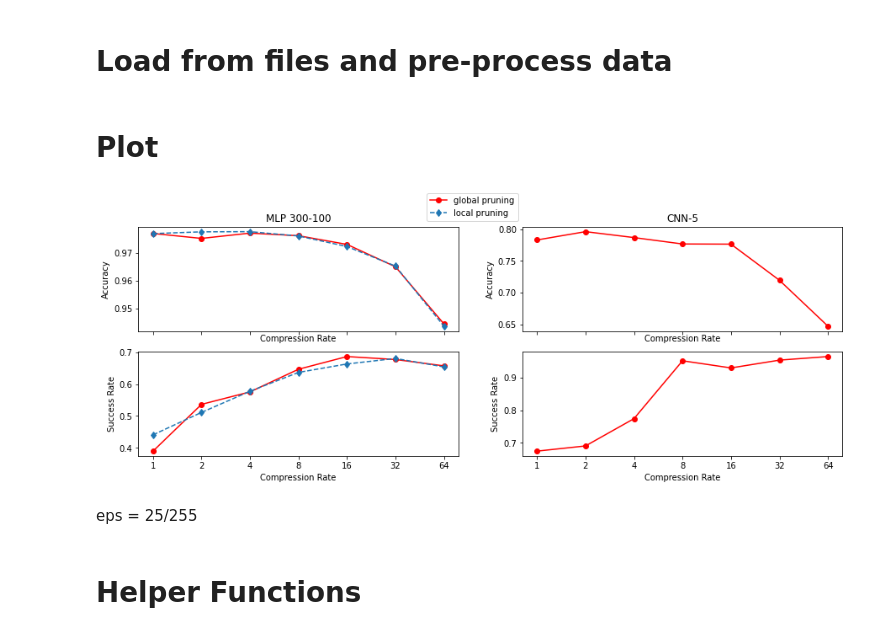
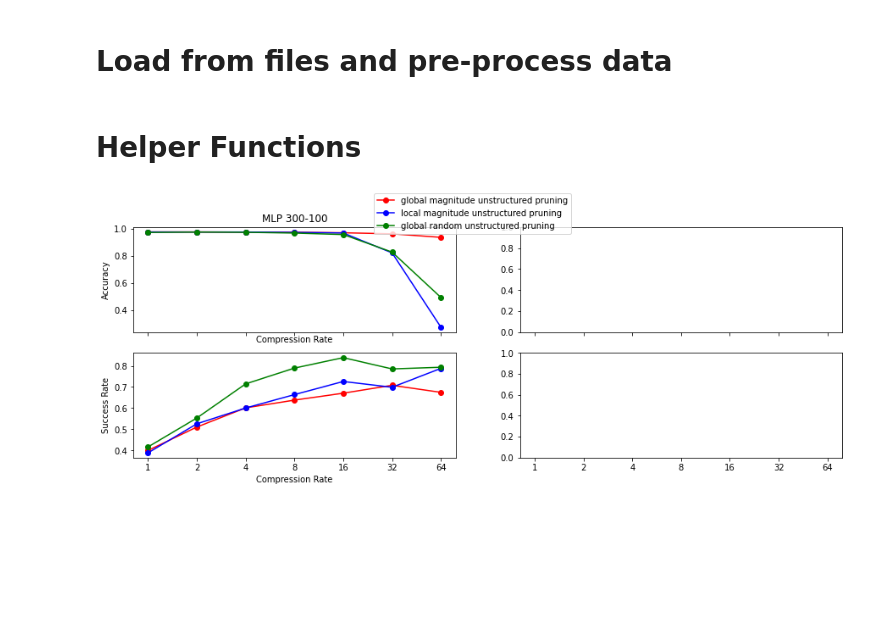
Before and after one commit to FlorianMerkle/network-pruning-and-robustness, a Jupyter notebook: Pipelines/Viz.ipynb, the cells around one changed output. Drawn from its saved outputs; the diff is of its cells as text; code cells hidden in the pictures; blank space fills up the shorter version.

```diff
--- a/Pipelines/Viz.ipynb
+++ b/Pipelines/Viz.ipynb
@@ -39,42 +46,3 @@ compression_rates = [1, 2, 4, 8, 16, 32, 64]
-# %% [markdown]
-# Plot
-# %%
-
-fig, (ax) = plt.subplots(2,2,figsize=(15,5), sharex=True)
-matplotlib.rcParams['xtick.minor.size'] = 0
-matplotlib.rcParams['xtick.minor.width'] = 0
-
-ax[0,0].plot(compression_rates, glob_accuracies,'ro-')
-ax[0,0].plot(compression_rates, loc_accuracies, 'd--')
-ax[0,0].set(title='MLP 300-100',ylabel='Accuracy', xlabel='Compression Rate')
-
-
-l0, = ax[1,0].plot(compression_rates, glob_pgd_success, 'ro-', label='global pruning')
-l1, = ax[1,0].plot(compression_rates, loc_pgd_success,'d--',label='local pruning')
-ax[1,0].set(ylabel='Success Rate', xlabel='Compression Rate')
-
-ax[0,1].plot(compression_rates, cnn_glob_accuracies,'ro-')
-ax[0,1].set(title='CNN-5',ylabel='Accuracy', xlabel='Compression Rate')
-
-
-ax[1,1].plot(compression_rates, cnn_glob_pgd_success, 'ro-')
-ax[1,1].set(ylabel='Success Rate', xlabel='Compression Rate')
-
-
-# format xscale
-ax[1,0].set_xscale('log')
-ax[1,0].set_xticks(compression_rates)
-
-ax[1,0].get_xaxis().set_major_formatter(matplotlib.ticker.ScalarFormatter())
-
-handles, labels = ax[1,0].get_legend_handles_labels()
-fig.legend(handles, labels, loc='upper center')
-
-plt.show()
-# %% [output]
-[figure, removed]
-# %% [markdown]
-eps = 25/255
 # %% [markdown]
 # Helper Functions
 # %%
@@ -98,3 +66,32 @@ def get_average(all_values, accuracies=False):
     avg_value_per_pruning_rate = [sum(x)/len(x) for x in value_per_pruning_rate]
 
     return avg_value_per_pruning_rate
+# %%
+
+fig, (ax) = plt.subplots(2,2,figsize=(15,5), sharex=True)
+matplotlib.rcParams['xtick.minor.size'] = 0
+matplotlib.rcParams['xtick.minor.width'] = 0
+
+ax[0,0].plot(compression_rates, mlp_global_magnitude_unstruct_accuracies,'ro-')
+ax[0,0].plot(compression_rates, mlp_local_magnitude_unstruct_accuracies,'bo-')
+ax[0,0].plot(compression_rates, mlp_global_random_unstruct_accuracies,'go-')
+ax[0,0].set(title='MLP 300-100',ylabel='Accuracy', xlabel='Compression Rate')
+
+
+l0, = ax[1,0].plot(compression_rates, mlp_global_magnitude_unstruct_pgd_success, 'ro-', label='global magnitude unstructured pruning')
+l0, = ax[1,0].plot(compression_rates, mlp_local_magnitude_unstruct_pgd_success, 'bo-', label='local magnitude unstructured pruning')
+l0, = ax[1,0].plot(compression_rates, mlp_global_random_unstruct_pgd_success, 'go-', label='global random unstructured pruning')
+ax[1,0].set(ylabel='Success Rate', xlabel='Compression Rate')
+
+# format xscale
+ax[1,0].set_xscale('log')
+ax[1,0].set_xticks(compression_rates)
+
+ax[1,0].get_xaxis().set_major_formatter(matplotlib.ticker.ScalarFormatter())
+
+handles, labels = ax[1,0].get_legend_handles_labels()
+fig.legend(handles, labels, loc='upper center')
+
+plt.show()
+# %% [output]
+[figure, added]
```
Also changed, not shown: parts of 1 cell of this notebook, 40 other files.
